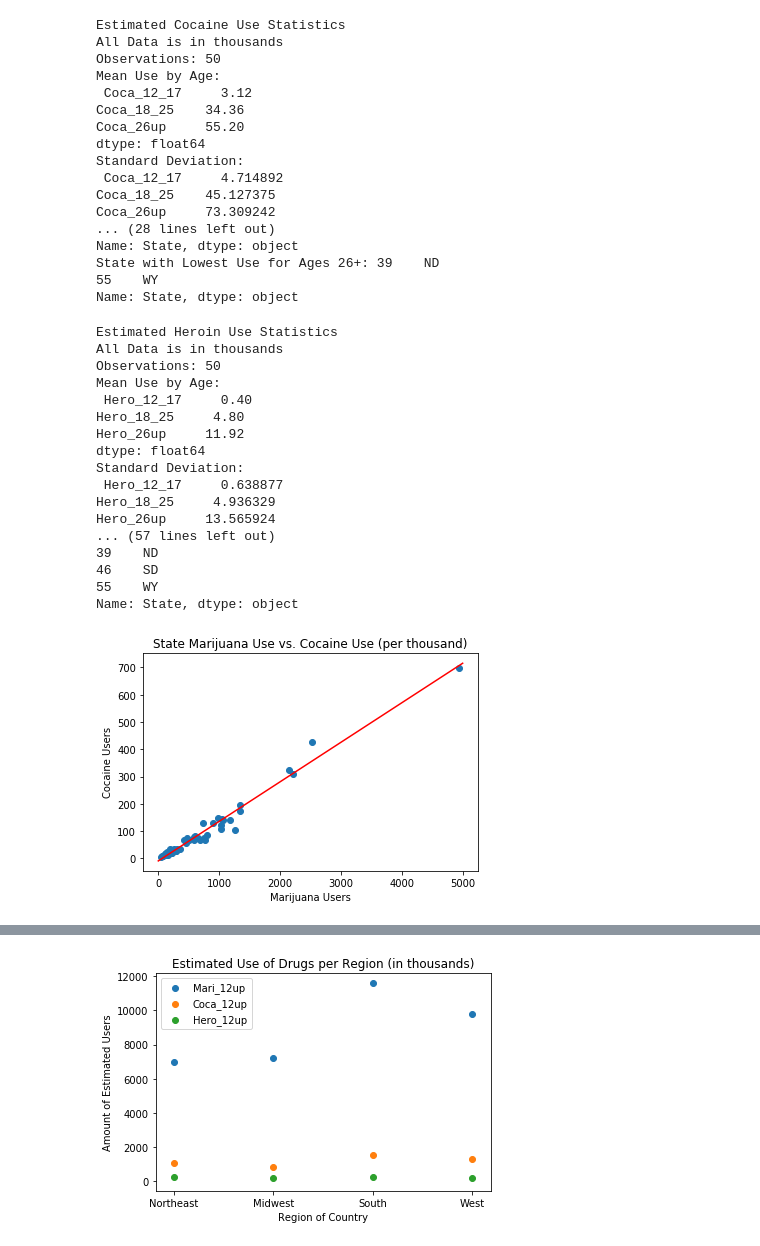
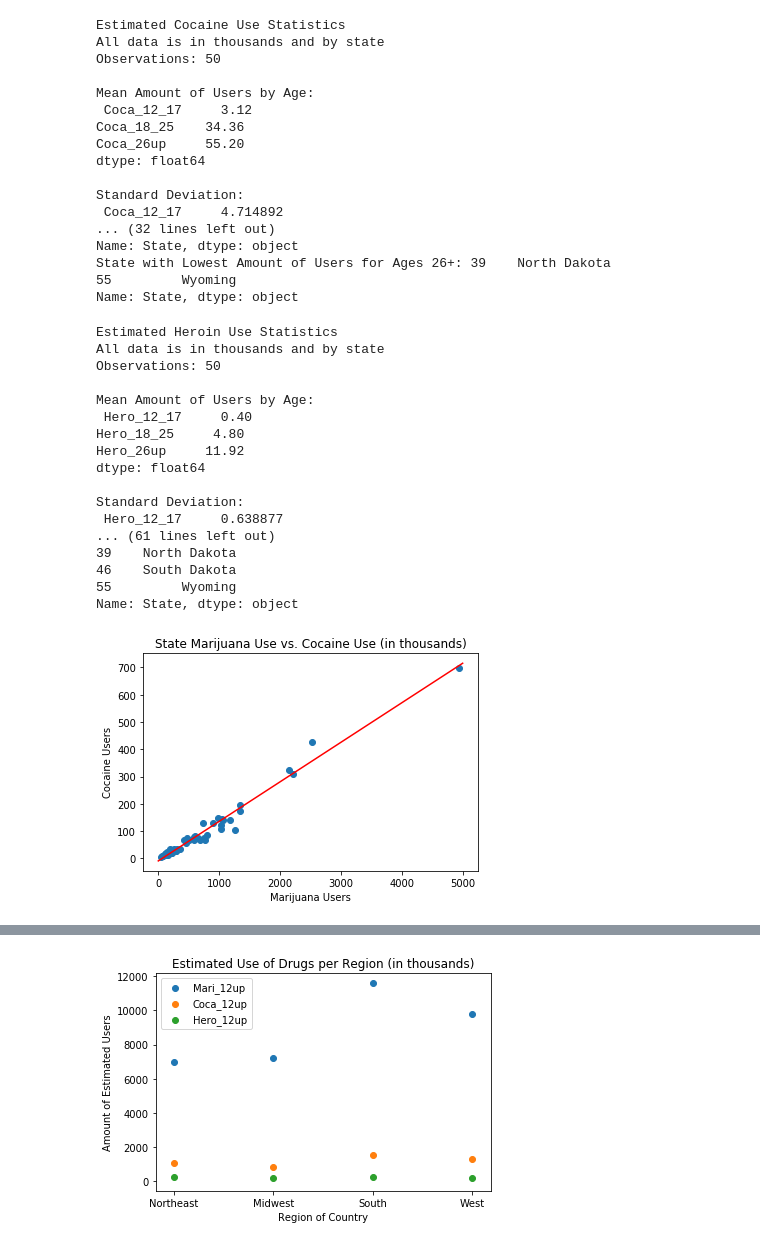
Before and after one commit to AMacLeodd/bootcamp, a Jupyter notebook: Drug_Abuse_in_the_United_States.ipynb, the cells around one changed output, grey strips where cells are left out. Cells and saved outputs as stored; diff of their text form; code cells hidden in the pictures.

```diff
--- a/Drug_Abuse_in_the_United_States.ipynb
+++ b/Drug_Abuse_in_the_United_States.ipynb
@@ -95,35 +94,35 @@ coca_statemax1 = df.loc[coca_max_state1, "State"]
 coca_statemax2 = df.loc[coca_max_state2, "State"]
 coca_statemax3 = df.loc[coca_max_state3, "State"]
 print("Estimated Cocaine Use Statistics")
-print("All Data is in thousands")
-print("Observations:", len(coca))
-print("Mean Use by Age:", "\n", coca.mean())
-print("Standard Deviation:", "\n", coca.std())
+print("All data is in thousands and by state")
+print("Observations:", len(coca), "\n")
+print("Mean Amount of Users by Age:", "\n", coca.mean(), "\n")
+print("Standard Deviation:", "\n", coca.std(),"\n")
 print("The Highest Amount of Use per Age Group:", "\n",coca_max_value)
-print("State with Highest Use for Ages 12-17", coca_statemax1)
-print("State with Highest Use for Ages 18-25:", coca_statemax2)
-print("State with Highest Use for Ages 26+:", coca_statemax3)
+print("State with Highest Amount of Users for Ages 12-17", coca_statemax1)
+print("State with Highest Amount of Users for Ages 18-25:", coca_statemax2)
+print("State with Highest Amount of Users for Ages 26+:", coca_statemax3,"\n")
 print("The Lowest Amount of Use per Age Group:", "\n",coca_min_value)
-print("States with Lowest Use for Ages 12-17:", "\n", coca_statemin1)
-print("State with Lowest Use for Ages 18-25:", coca_statemin2)
-print("State with Lowest Use for Ages 26+:", coca_statemin3)
+print("States with Lowest Amount of Users for Ages 12-17:", "\n", coca_statemin1)
+print("State with Lowest Amount of Users for Ages 18-25:", coca_statemin2)
+print("State with Lowest Amount of Users for Ages 26+:", coca_statemin3)
 # %% [output]
 Estimated Cocaine Use Statistics
-All Data is in thousands
+All data is in thousands and by state
 Observations: 50
-Mean Use by Age:
+
+Mean Amount of Users by Age:
  Coca_12_17     3.12
 Coca_18_25    34.36
 Coca_26up     55.20
 dtype: float64
+
 Standard Deviation:
  Coca_12_17     4.714892
-Coca_18_25    45.127375
-Coca_26up     73.309242
-... (28 lines left out)
+... (32 lines left out)
 Name: State, dtype: object
-State with Lowest Use for Ages 26+: 39    ND
-55    WY
+State with Lowest Amount of Users for Ages 26+: 39    North Dakota
+55         Wyoming
 Name: State, dtype: object
 # %%
 #Heroin Statistics
@@ -143,50 +142,50 @@ hero_statemax1 = df.loc[hero_max_state1, "State"]
 hero_statemax2 = df.loc[hero_max_state2, "State"]
 hero_statemax3 = df.loc[hero_max_state3, "State"]
 print("Estimated Heroin Use Statistics")
-print("All Data is in thousands")
-print("Observations:", len(hero))
-print("Mean Use by Age:", "\n", hero.mean())
-print("Standard Deviation:", "\n", hero.std())
-print("The Highest Amount of Use per Age Group:", "\n",hero_max_value)
-print("State with Highest Use for Ages 12-17", hero_statemax1)
-print("State with Highest Use for Ages 18-25:", hero_statemax2)
-print("State with Highest Use for Ages 26+:", hero_statemax3)
+print("All data is in thousands and by state")
+print("Observations:", len(hero),"\n")
+print("Mean Amount of Users by Age:", "\n", hero.mean(),"\n")
+print("Standard Deviation:", "\n", hero.std(),"\n")
+print("The Highest Amount of Users per Age Group:", "\n",hero_max_value)
+print("State with Highest Amount of Users for Ages 12-17", hero_statemax1)
+print("State with Highest Amount of Users for Ages 18-25:", hero_statemax2)
+print("State with Highest Amount of Users for Ages 26+:", hero_statemax3,"\n")
 print("The Lowest Amount of Use per Age Group:", "\n",hero_min_value)
 print("States with Lowest Use for Ages 12-17:", "\n", hero_statemin1)
 print("State with Lowest Use for Ages 18-25:", hero_statemin2)
 print("State with Lowest Use for Ages 26+:", hero_statemin3)
 # %% [output]
 Estimated Heroin Use Statistics
-All Data is in thousands
+All data is in thousands and by state
 Observations: 50
-Mean Use by Age:
+
+Mean Amount of Users by Age:
  Hero_12_17     0.40
 Hero_18_25     4.80
 Hero_26up     11.92
 dtype: float64
+
 Standard Deviation:
  Hero_12_17     0.638877
-Hero_18_25     4.936329
-Hero_26up     13.565924
-... (57 lines left out)
-39    ND
-46    SD
-55    WY
+... (61 lines left out)
+39    North Dakota
+46    South Dakota
+55         Wyoming
 Name: State, dtype: object
 # %%
 #Scatterplot comparing marijuana and cocaine use
 all_scat1 = pit.figure()
 pit.scatter(df2["Mari_12up"], df2["Coca_12up"])
-pit.title("State Marijuana Use vs. Cocaine Use (per thousand)")
+pit.title("State Marijuana Use vs. Cocaine Use (in thousands)")
 pit.xlabel("Marijuana Users")
 pit.ylabel("Cocaine Users")
 
 x = np.linspace(0,5000, 100)
 y = -9.278 + 0.1449*x
 pit.plot(x,y, color="r")
 pit.show()
 # %% [output]
-[figure, old version]
+[figure, new version]
 # %%
 #Model for graph
 mdl_info = df2[["Mari_12up", "Coca_12up"]]
```
Also changed, not shown: parts of 11 cells of this notebook.
